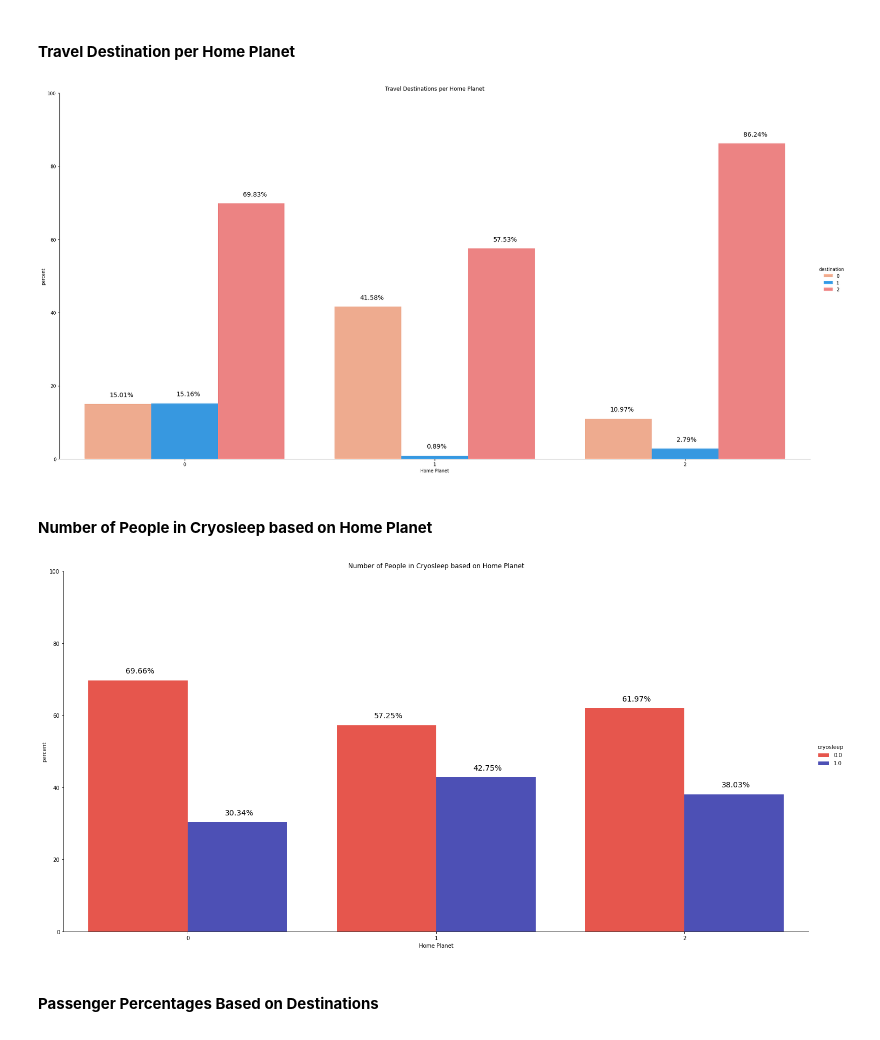
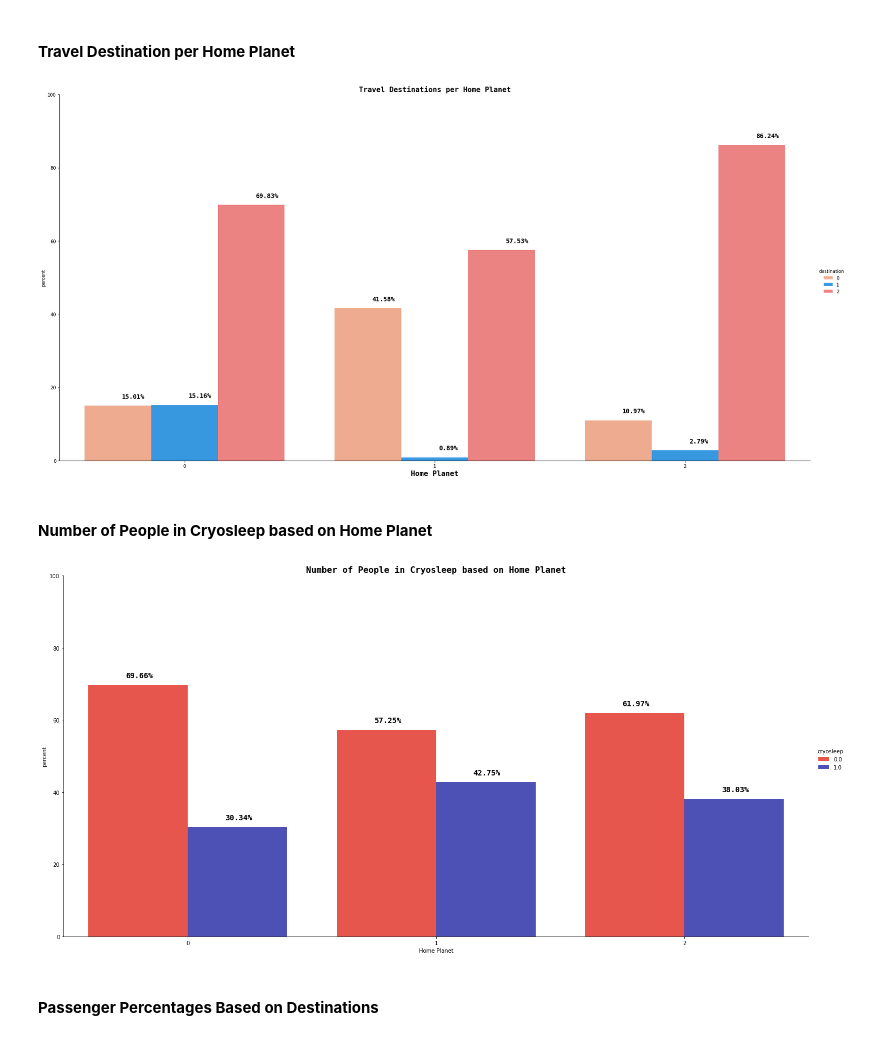
Before and after one commit to XVI-IX/spaceship_titanic, a Jupyter notebook: spaceship.ipynb, the cells around one changed output. Cells and saved outputs as stored; diff of their text form; code cells hidden in the pictures.

```diff
--- a/spaceship.ipynb
+++ b/spaceship.ipynb
@@ -14,6 +14,18 @@ from sklearn.preprocessing import LabelEncoder, StandardScaler
 from sklearn.linear_model import LogisticRegression
 from sklearn.model_selection import train_test_split
 from sklearn.metrics import accuracy_score
+# %%
+title_fontdict = {
+  'fontsize': 16,
+  'fontweight': 'bold',
+  'fontfamily': 'monospace'
+}
+
+pct_fontdict = {
+  'fontsize': 14,
+  'fontweight': 'bold',
+  'fontfamily': 'monospace'
+}
 # %%
 def outliers(df, n, cols):
 
@@ -96,6 +108,13 @@ def services_preprocessing(df, col):
     df[col].fillna(median, inplace=True)
 
     return df
+
+def add_pct(g):
+    for patch in g.ax.patches:
+        txt = str(patch.get_height().round(2)) + "%"
+        txt_x = patch.get_x() + 0.15
+        txt_y = patch.get_height() + 2
+        g.ax.text(txt_x, txt_y, txt, fontdict=pct_fontdict)
 # %%
 train = pd.read_csv("./spaceship-titanic/train.csv")
 train.head()
@@ -718,31 +737,27 @@ df.cryosleep.fillna(df.cryosleep.mode()[0], inplace=True)
 # %%
 df_plot = df.groupby("homeplanet")['destination'].value_counts(normalize=True)
 df_plot = df_plot.mul(100)
 df_plot = df_plot.rename("percent").reset_index()
 df_plot
 
 g = sns.catplot(
   x = "homeplanet",
   y='percent',
   hue='destination',
   data=df_plot,
   kind='bar',
   height=12,
   aspect = 2,
   palette=["#FEA47F", "#1B9CFC", "#FD7272"]
 )
 
 g.ax.set_ylim(0, 100)
-g.ax.set_title("Travel Destinations per Home Planet")
-g.ax.set_xlabel("Home Planet")
+g.ax.set_title("Travel Destinations per Home Planet", fontdict=title_fontdict)
+g.ax.set_xlabel("Home Planet", fontdict=title_fontdict)
 
-for patch in g.ax.patches:
-  txt = str(patch.get_height().round(2)) + "%"
-  txt_x = patch.get_x() + 0.1
-  txt_y = patch.get_height() + 2
-  g.ax.text(txt_x, txt_y, txt, fontsize=14)
+add_pct(g)
 # %% [output]
-[figure, old version]
+[figure, new version]
 # %% [markdown]
 #### **Number of People in Cryosleep based on Home Planet**
 # %%
@@ -763,16 +778,12 @@ g = sns.catplot(
   palette=["#ff3f34", "#3c40c6"]
 )
 g.ax.set_ylim(0, 100)
-g.ax.set_title("Number of People in Cryosleep based on Home Planet")
+g.ax.set_title("Number of People in Cryosleep based on Home Planet", fontdict=title_fontdict)
 g.ax.set_xlabel("Home Planet")
 
-for patch in g.ax.patches:
-  txt = str(patch.get_height().round(2)) + "%"
-  txt_x = patch.get_x() + 0.15
-  txt_y = patch.get_height() + 2
-  g.ax.text(txt_x, txt_y, txt, fontsize=14)
+add_pct(g)
 # %% [output]
-[figure, old version]
+[figure, new version]
 # %% [markdown]
 #### **Passenger Percentages Based on Destinations**
 # %%
```
Also changed, not shown: parts of 6 cells of this notebook.
